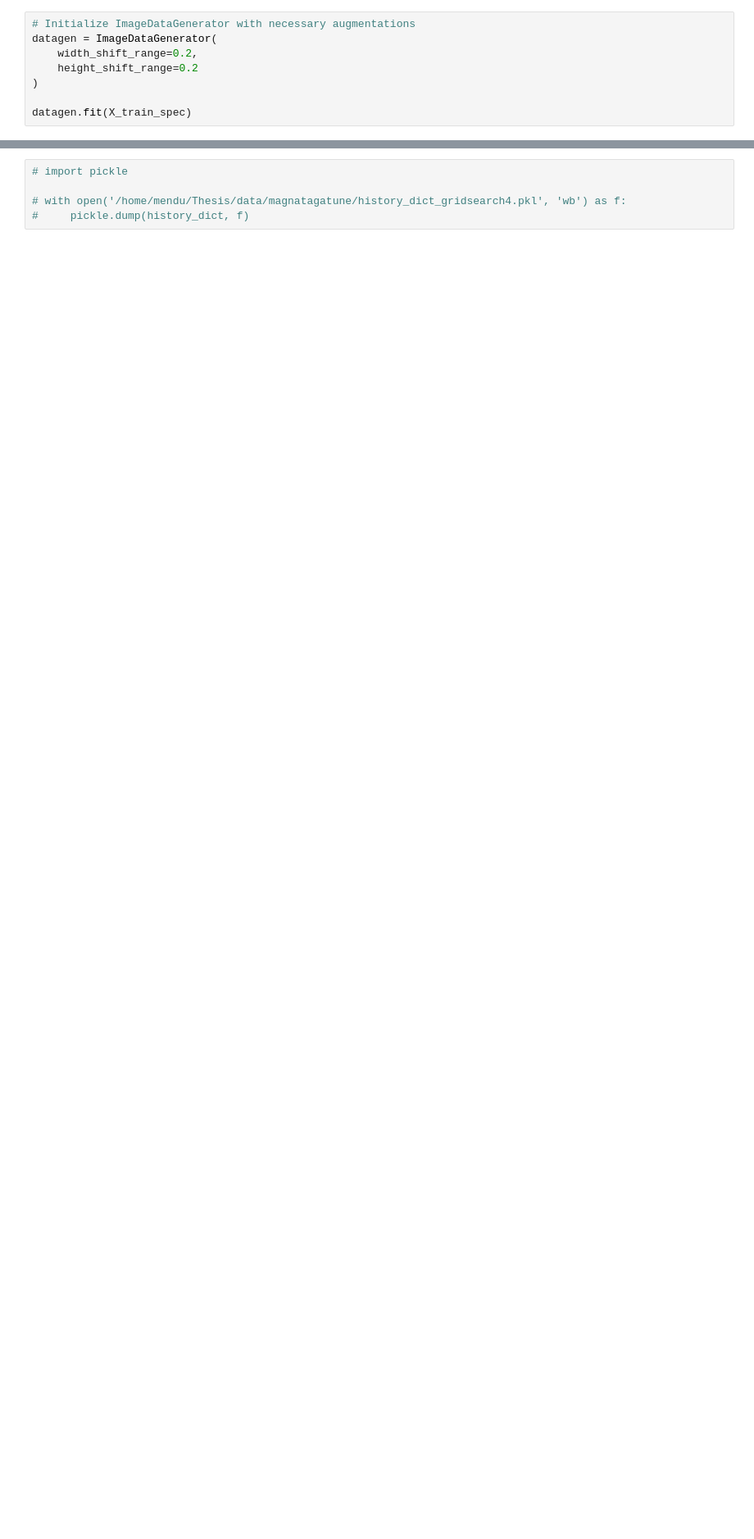
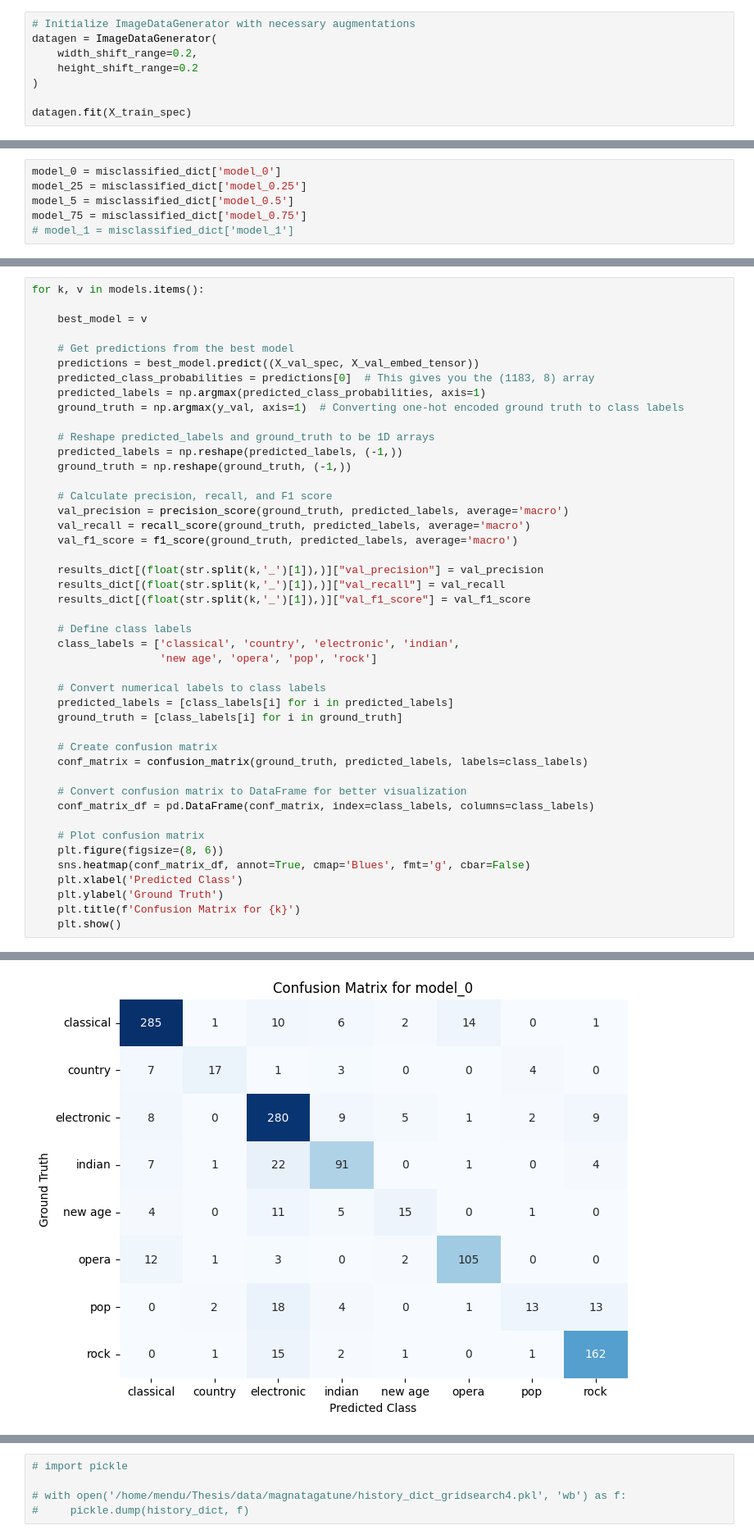
Before and after one commit to menduv/Thesis, a Jupyter notebook: experiments/CNN_magni_w_latentregularisation_gridserach.ipynb, the cells around one changed output, grey strips where cells are left out. Shown: that part at 82% size. Drawn from its saved outputs; the diff is of its cells as text; blank space fills up the shorter version.

```diff
--- a/experiments/CNN_magni_w_latentregularisation_gridserach.ipynb
+++ b/experiments/CNN_magni_w_latentregularisation_gridserach.ipynb
@@ -517,0 +533,6 @@ for axes, fig in [(axes_acc_flat, fig_acc),
+# %%
+model_0 = misclassified_dict['model_0']
+model_25 = misclassified_dict['model_0.25']
+model_5 = misclassified_dict['model_0.5']
+model_75 = misclassified_dict['model_0.75']
+# model_1 = misclassified_dict['model_1']
@@ -554,0 +666,46 @@ plot_history(history_dict)
+# %%
+for k, v in models.items():
+
+    best_model = v
+
+    # Get predictions from the best model
+    predictions = best_model.predict((X_val_spec, X_val_embed_tensor))
+    predicted_class_probabilities = predictions[0]  # This gives you the (1183, 8) array
+    predicted_labels = np.argmax(predicted_class_probabilities, axis=1)
+    ground_truth = np.argmax(y_val, axis=1)  # Converting one-hot encoded ground truth to class labels
+
+    # Reshape predicted_labels and ground_truth to be 1D arrays
+    predicted_labels = np.reshape(predicted_labels, (-1,))
+    ground_truth = np.reshape(ground_truth, (-1,))
+
+    # Calculate precision, recall, and F1 score
+    val_precision = precision_score(ground_truth, predicted_labels, average='macro')
+    val_recall = recall_score(ground_truth, predicted_labels, average='macro')
+    val_f1_score = f1_score(ground_truth, predicted_labels, average='macro')
+
+    results_dict[(float(str.split(k,'_')[1]),)]["val_precision"] = val_precision
+    results_dict[(float(str.split(k,'_')[1]),)]["val_recall"] = val_recall
+    results_dict[(float(str.split(k,'_')[1]),)]["val_f1_score"] = val_f1_score
+
+    # Define class labels
+    class_labels = ['classical', 'country', 'electronic', 'indian',
+                    'new age', 'opera', 'pop', 'rock']
+
+    # Convert numerical labels to class labels
+    predicted_labels = [class_labels[i] for i in predicted_labels]
+    ground_truth = [class_labels[i] for i in ground_truth]
+
+    # Create confusion matrix
+    conf_matrix = confusion_matrix(ground_truth, predicted_labels, labels=class_labels)
+
+    # Convert confusion matrix to DataFrame for better visualization
+    conf_matrix_df = pd.DataFrame(conf_matrix, index=class_labels, columns=class_labels)
+
+    # Plot confusion matrix
+    plt.figure(figsize=(8, 6))
+    sns.heatmap(conf_matrix_df, annot=True, cmap='Blues', fmt='g', cbar=False)
+    plt.xlabel('Predicted Class')
+    plt.ylabel('Ground Truth')
+    plt.title(f'Confusion Matrix for {k}')
+    plt.show()
+# %% [output]
@@ -554,0 +713 @@ plot_history(history_dict)
+[figure, added]
```
Also changed, not shown: parts of 27 cells of this notebook, 10 other files.
